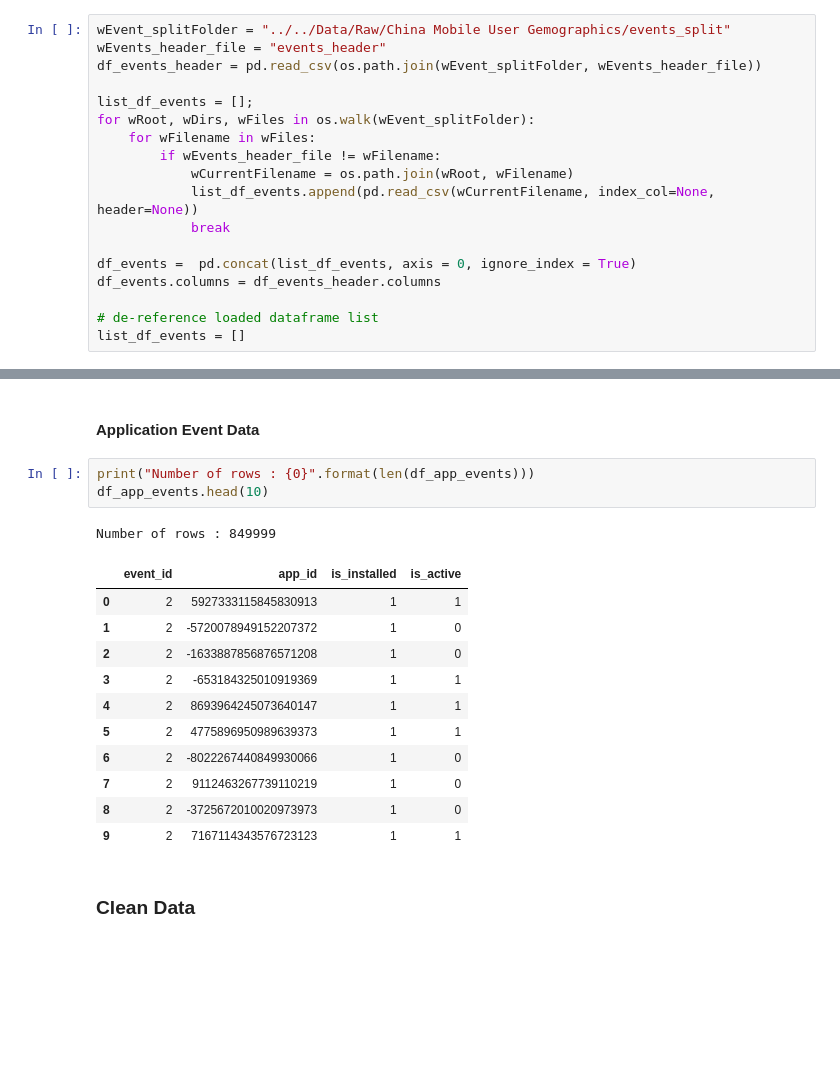
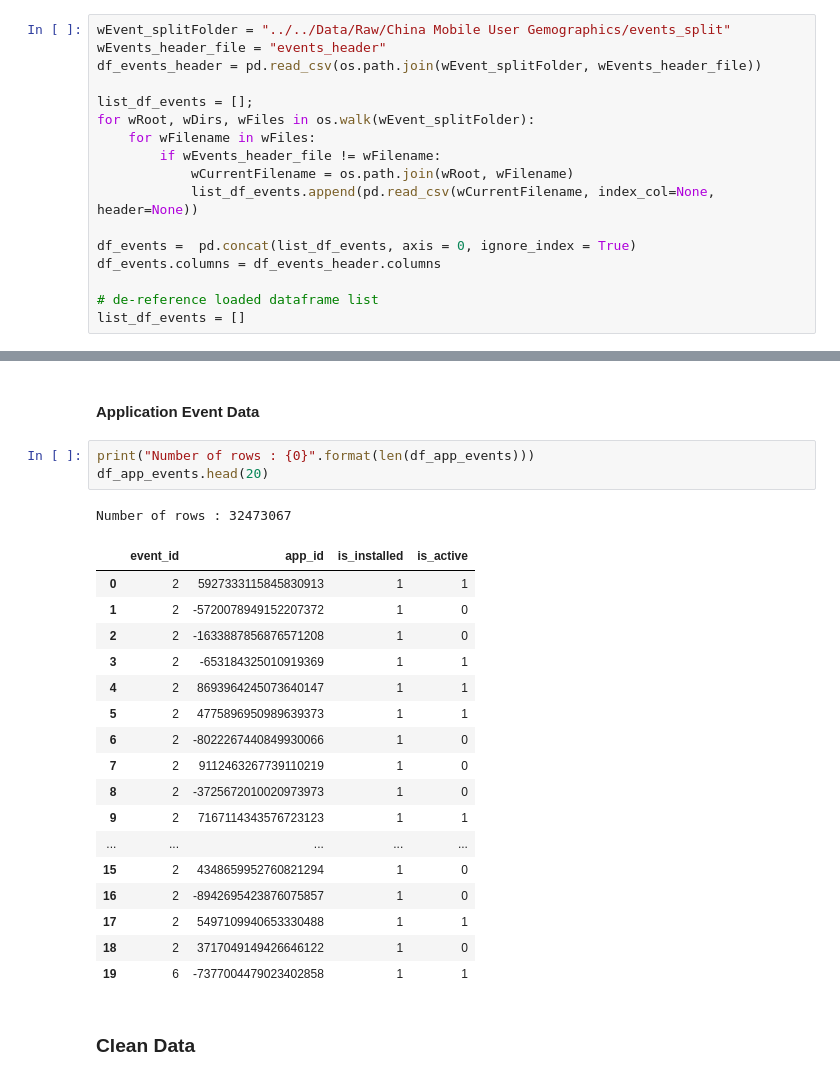
Before and after one commit to wlee0515/Application_Criteria_Generator, a Jupyter notebook: Application_Criteria_Generator/Code/DataPrep/Data Wrangling & Cleaning.ipynb, the cells around one changed output, grey strips where cells are left out. Cells and saved outputs as stored; diff of their text form; blank space fills up the shorter version.

```diff
--- a/Application_Criteria_Generator/Code/DataPrep/Data Wrangling & Cleaning.ipynb
+++ b/Application_Criteria_Generator/Code/DataPrep/Data Wrangling & Cleaning.ipynb
@@ -43,7 +43,6 @@ for wRoot, wDirs, wFiles in os.walk(wEvent_splitFolder):
         if wEvents_header_file != wFilename:
             wCurrentFilename = os.path.join(wRoot, wFilename)
             list_df_events.append(pd.read_csv(wCurrentFilename, index_col=None, header=None))
-            break
 
 df_events =  pd.concat(list_df_events, axis = 0, ignore_index = True)
 df_events.columns = df_events_header.columns
@@ -147,20 +145,26 @@ Number of rows : 849999
 #### Application Event Data
 # %%
 print("Number of rows : {0}".format(len(df_app_events)))
-df_app_events.head(10)
+df_app_events.head(20)
 # %% [output]
-Number of rows : 849999
+Number of rows : 32473067
 |  | event_id | app_id | is_installed | is_active |
 | 0 | 2 | 5927333115845830913 | 1 | 1 |
 | 1 | 2 | -5720078949152207372 | 1 | 0 |
 | 2 | 2 | -1633887856876571208 | 1 | 0 |
 | 3 | 2 | -653184325010919369 | 1 | 1 |
 | 4 | 2 | 8693964245073640147 | 1 | 1 |
 | 5 | 2 | 4775896950989639373 | 1 | 1 |
 | 6 | 2 | -8022267440849930066 | 1 | 0 |
 | 7 | 2 | 9112463267739110219 | 1 | 0 |
 | 8 | 2 | -3725672010020973973 | 1 | 0 |
 | 9 | 2 | 7167114343576723123 | 1 | 1 |
+| ... | ... | ... | ... | ... |
+| 15 | 2 | 4348659952760821294 | 1 | 0 |
+| 16 | 2 | -8942695423876075857 | 1 | 0 |
+| 17 | 2 | 5497109940653330488 | 1 | 1 |
+| 18 | 2 | 3717049149426646122 | 1 | 0 |
+| 19 | 6 | -7377004479023402858 | 1 | 1 |
 # %% [markdown]
 ### Clean Data
 # %% [markdown]
```
Also changed, not shown: parts of 35 cells of this notebook.
